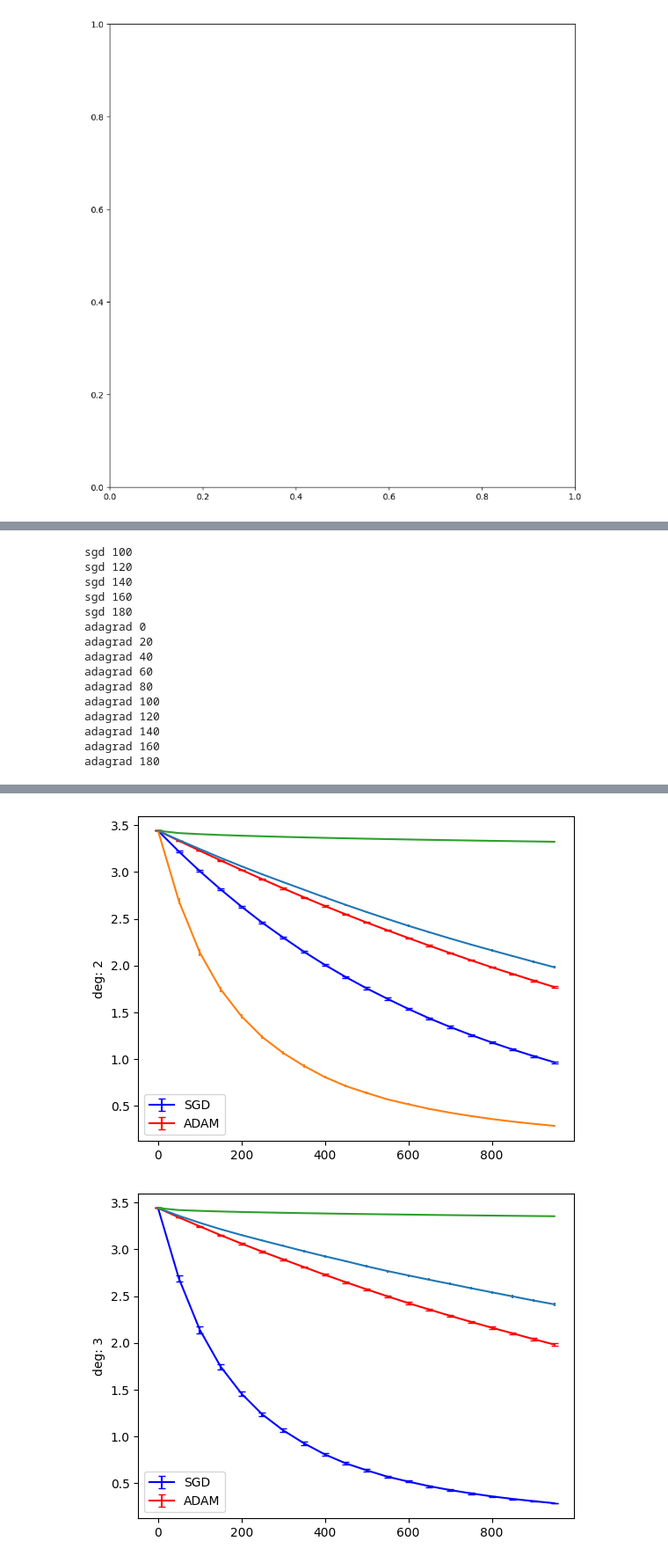
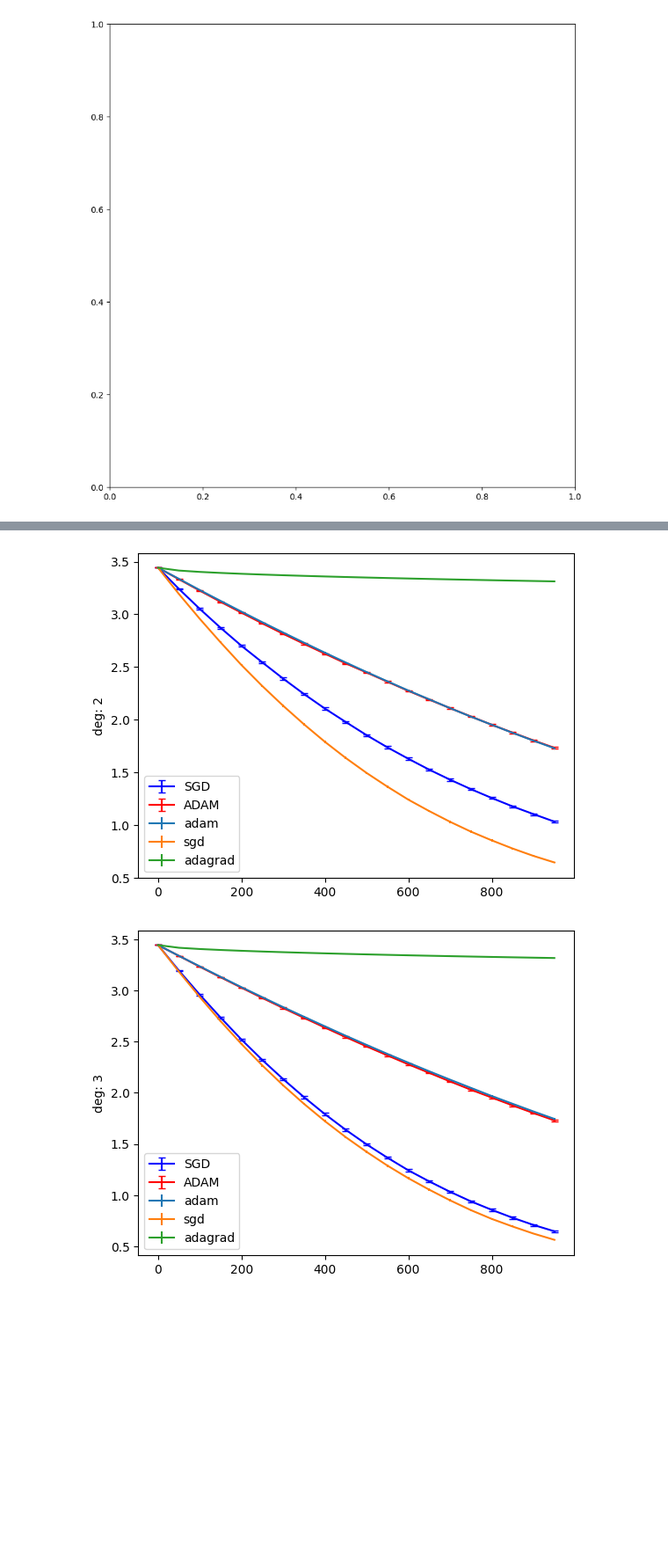
Before and after one commit to m71x/First-Test, a Jupyter notebook: GradientDescent.ipynb, the cells around one changed output, grey strips where cells are left out. Shown at 88% size. Cells and saved outputs as stored; diff of their text form; code cells hidden in the pictures; blank space fills up the shorter version.

```diff
--- a/GradientDescent.ipynb
+++ b/GradientDescent.ipynb
@@ -79,7 +79,7 @@ def noisy_val_grad(theta_hat, data_, label_, deg_=2.):
 # %%
 #@title Parameters
 deg_ = 2. #@param {type: "number"}
-num_rep = 200 #@param {type: "integer"}
+num_rep = 50 #@param {type: "integer"}
 max_iter = 1000 #@param {type: "integer"}
 fig, ax = plt.subplots(figsize=(10,10))
 best_vals = {}
@@ -120,6 +120,14 @@ for deg in (0.4, 0.7, 1, 2, 3, 5):
               train_loss, gradient = noisy_val_grad(theta_hat, A[idx,:], y_data[idx,:], deg_=deg)
               artificial_grad_noise = np.random.randn(10, 1) * grad_artificial_normal_noise_scale + np.sign(np.random.random((10, 1)) - 0.5) * 0.
               gradient = gradient + artificial_grad_noise
+
+              # --- Gradient Clipping ---
+              clip_threshold = 10.0
+              norm = np.linalg.norm(gradient)
+              if norm > clip_threshold:
+                  gradient = gradient * (clip_threshold / norm)
+              # -------------------------
+
               train_loss_list.append(train_loss)
 
               if t % test_exp_interval == 0:
@@ -143,33 +151,15 @@ for deg in (0.4, 0.7, 1, 2, 3, 5):
           test_loss_mat.append(test_loss_list)
           train_loss_mat.append(train_loss_list)
 
-      #print(method, 'done')
-      x_axis = np.arange(max_iter)[::test_exp_interval]
-
-      #print('test_loss_np is a 2d array with num_rep rows and each column denotes a specific update stage in training')
-      #print('The elements of test_loss_np are the test loss values computed in each replicate and training stage.')
-
-
       x_axis = np.arange(max_iter)[::test_exp_interval]
       test_loss_np = np.array(test_loss_mat)   # shape: (num_rep, n_eval_points)
       results[method] = test_loss_np
-      #print('Not implemented.')
-      '''
-      Hints:
-      1. Use test_loss_np in np.mean() with axis = 0
-      '''
-      test_loss_mean = np.mean(test_loss_np, axis = 0) # TODO: Calculate the mean test loss
 
-      '''
-      Hints:
-      1. Use test_loss_np in np.std() with axis = 0
-      2. Divide by np.sqrt() using num_rep as a parameter
-      '''
-      test_loss_se = np.std(test_loss_np, axis = 0)/ (np.sqrt(num_rep)) # TODO: Calculate the standard error for test loss
-
-
+      test_loss_mean = np.mean(test_loss_np, axis = 0)
+      test_loss_se = np.std(test_loss_np, axis = 0)/ (np.sqrt(num_rep))
 
       plt.errorbar(x_axis, test_loss_mean, yerr=2.5*test_loss_se, label=method)
+      plt.legend()
       best_vals[method] = min(test_loss_mean)
 
   plt.figure()
@@ -183,8 +173,6 @@ for deg in (0.4, 0.7, 1, 2, 3, 5):
                   color=color, capsize=3, elinewidth=1.5)
 
       plt.legend()
-  #plt.errorbar(np.arange(len(sgd_avgs)), sgd_avgs, yerr = 2.5 * sgd_std, label = 'sgd')
-  #plt.errorbar(np.arange(len(adam_avgs)), adam_avgs, yerr = 2.5 *adam_std, label = 'adam')
 # %% [output]
 adam 0
 adam 20
@@ -206,15 +193,0 @@ sgd 80
-sgd 100
-sgd 120
-sgd 140
-sgd 160
-sgd 180
-adagrad 0
-adagrad 20
-adagrad 40
-adagrad 60
-adagrad 80
-adagrad 100
-adagrad 120
-adagrad 140
-adagrad 160
-adagrad 180
@@ -225,2 +198,2 @@ adagrad 180
-[figure, old version]
+[figure, new version]
-[figure, old version]
+[figure, new version]
```
Also changed, not shown: parts of 1 cell of this notebook.
